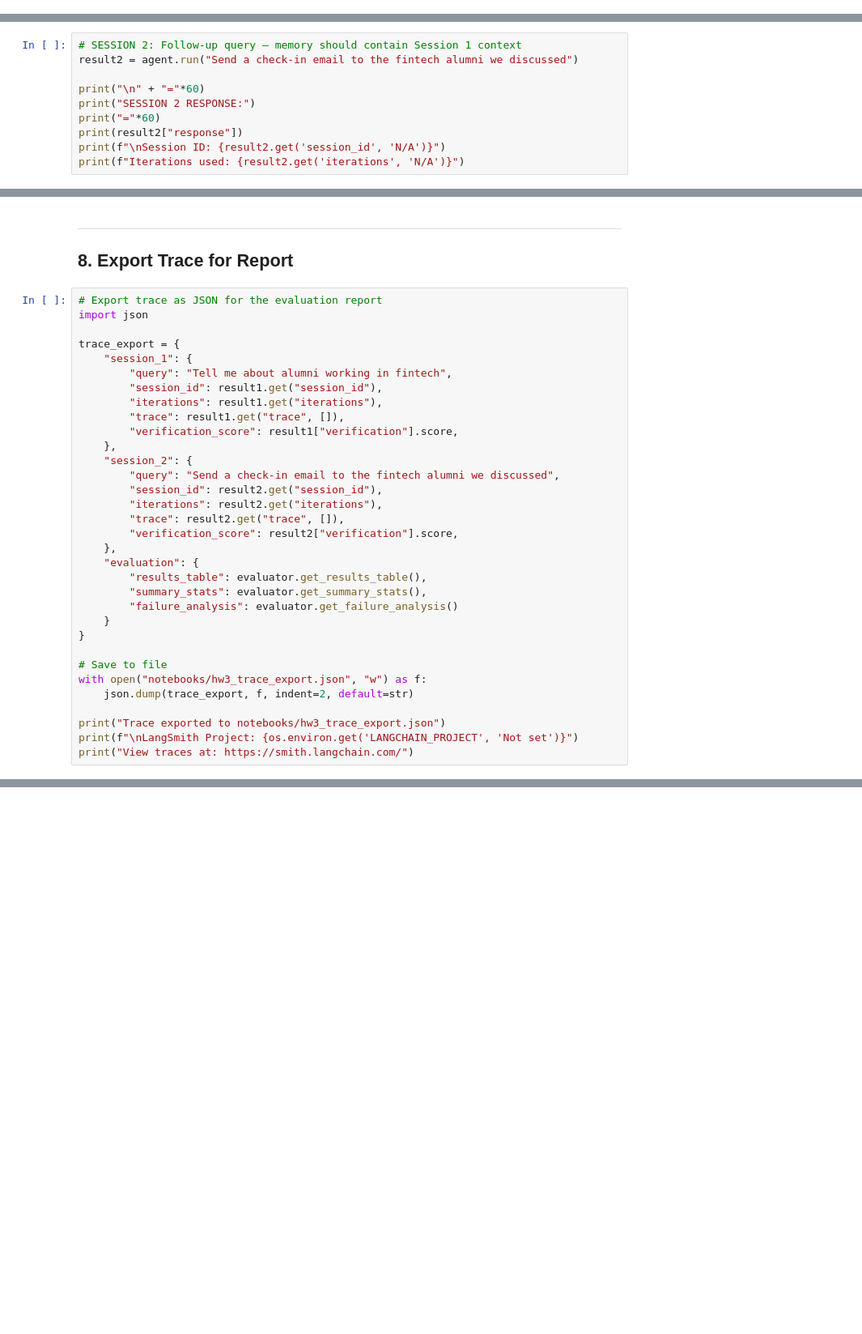
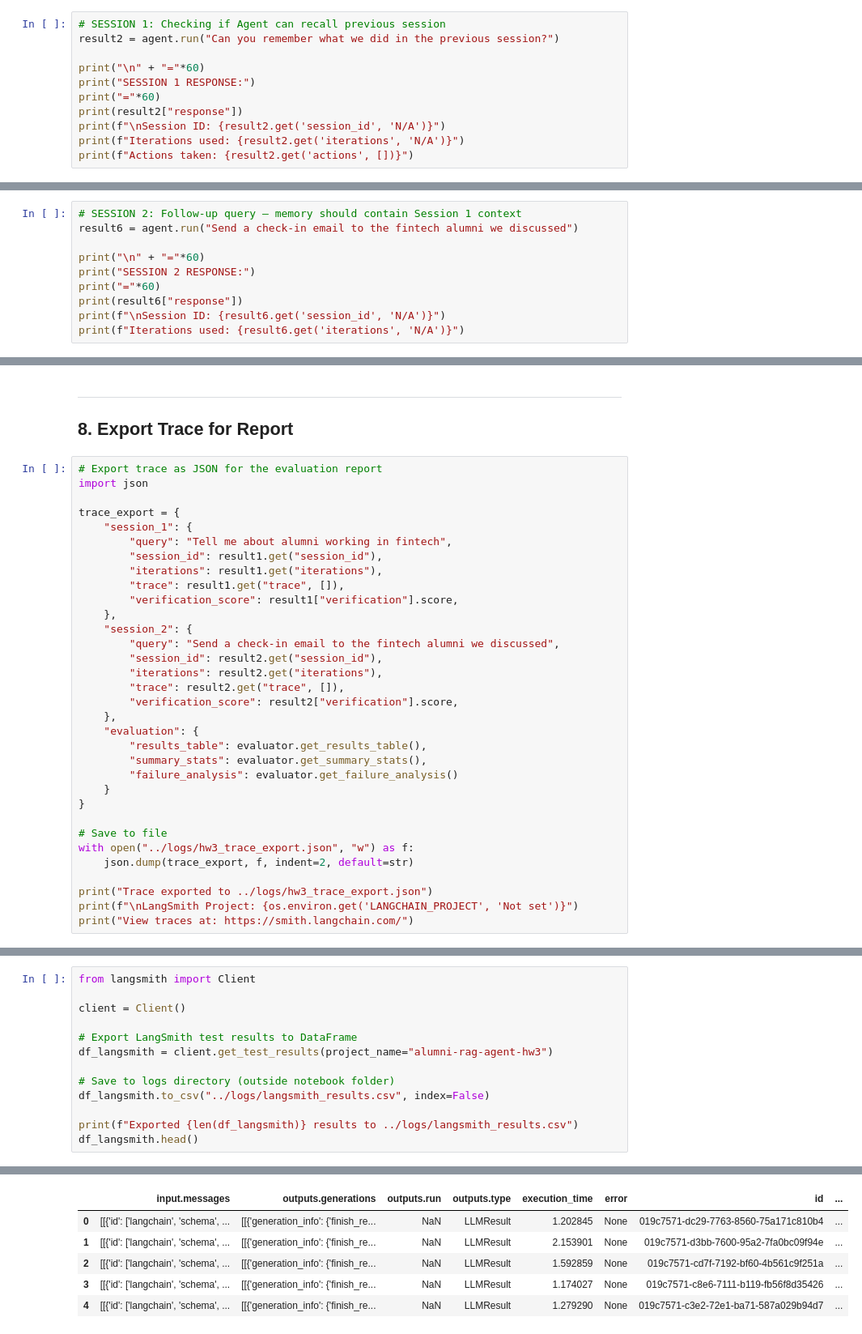
Before and after one commit to godsakani/04-801-W3-Agentic-AI, a Jupyter notebook: notebooks/hw3_agent_execute.ipynb, the cells around one changed output, grey strips where cells are left out. Shown at 81% size. Cells and saved outputs as stored; diff of their text form; blank space fills up the shorter version.

```diff
--- a/notebooks/hw3_agent_execute.ipynb
+++ b/notebooks/hw3_agent_execute.ipynb
@@ -85,0 +194,11 @@ print(f"Actions taken: {result1.get('actions', [])}")
+# %%
+# SESSION 1: Checking if Agent can recall previous session
+result2 = agent.run("Can you remember what we did in the previous session?")
+
+print("\n" + "="*60)
+print("SESSION 1 RESPONSE:")
+print("="*60)
+print(result2["response"])
+print(f"\nSession ID: {result2.get('session_id', 'N/A')}")
+print(f"Iterations used: {result2.get('iterations', 'N/A')}")
+print(f"Actions taken: {result2.get('actions', [])}")
@@ -152,11 +437,11 @@ for i, step in enumerate(result1["trace"], 1):
 We run a second query. The memory read should show Session 1's data being loaded.
 # %%
 # SESSION 2: Follow-up query — memory should contain Session 1 context
-result2 = agent.run("Send a check-in email to the fintech alumni we discussed")
+result6 = agent.run("Send a check-in email to the fintech alumni we discussed")
 
 print("\n" + "="*60)
 print("SESSION 2 RESPONSE:")
 print("="*60)
-print(result2["response"])
-print(f"\nSession ID: {result2.get('session_id', 'N/A')}")
-print(f"Iterations used: {result2.get('iterations', 'N/A')}")
+print(result6["response"])
+print(f"\nSession ID: {result6.get('session_id', 'N/A')}")
+print(f"Iterations used: {result6.get('iterations', 'N/A')}")
@@ -326,9 +892,9 @@ trace_export = {
 }
 
 # Save to file
-with open("notebooks/hw3_trace_export.json", "w") as f:
+with open("../logs/hw3_trace_export.json", "w") as f:
     json.dump(trace_export, f, indent=2, default=str)
 
-print("Trace exported to notebooks/hw3_trace_export.json")
+print("Trace exported to ../logs/hw3_trace_export.json")
 print(f"\nLangSmith Project: {os.environ.get('LANGCHAIN_PROJECT', 'Not set')}")
 print("View traces at: https://smith.langchain.com/")
@@ -334,0 +912,14 @@ print("View traces at: https://smith.langchain.com/")
+# %%
+from langsmith import Client
+
+client = Client()
+
+# Export LangSmith test results to DataFrame
+df_langsmith = client.get_test_results(project_name="alumni-rag-agent-hw3")
+
+# Save to logs directory (outside notebook folder)
+df_langsmith.to_csv("../logs/langsmith_results.csv", index=False)
+
+print(f"Exported {len(df_langsmith)} results to ../logs/langsmith_results.csv")
+df_langsmith.head()
+# %% [output]
@@ -334,0 +944,6 @@ print("View traces at: https://smith.langchain.com/")
+|  | input.messages | outputs.generations | outputs.run | outputs.type | execution_time | error | id | ... |
+| 0 | [[{'id': ['langchain', 'schema', ... | [[{'generation_info': {'finish_re... | NaN | LLMResult | 1.202845 | None | 019c7571-dc29-7763-8560-75a171c810b4 | ... |
+| 1 | [[{'id': ['langchain', 'schema', ... | [[{'generation_info': {'finish_re... | NaN | LLMResult | 2.153901 | None | 019c7571-d3bb-7600-95a2-7fa0bc09f94e | ... |
+| 2 | [[{'id': ['langchain', 'schema', ... | [[{'generation_info': {'finish_re... | NaN | LLMResult | 1.592859 | None | 019c7571-cd7f-7192-bf60-4b561c9f251a | ... |
+| 3 | [[{'id': ['langchain', 'schema', ... | [[{'generation_info': {'finish_re... | NaN | LLMResult | 1.174027 | None | 019c7571-c8e6-7111-b119-fb56f8d35426 | ... |
+| 4 | [[{'id': ['langchain', 'schema', ... | [[{'generation_info': {'finish_re... | NaN | LLMResult | 1.279290 | None | 019c7571-c3e2-72e1-ba71-587a029b94d7 | ... |
```
Also changed, not shown: parts of 22 cells of this notebook, 2 other files.
